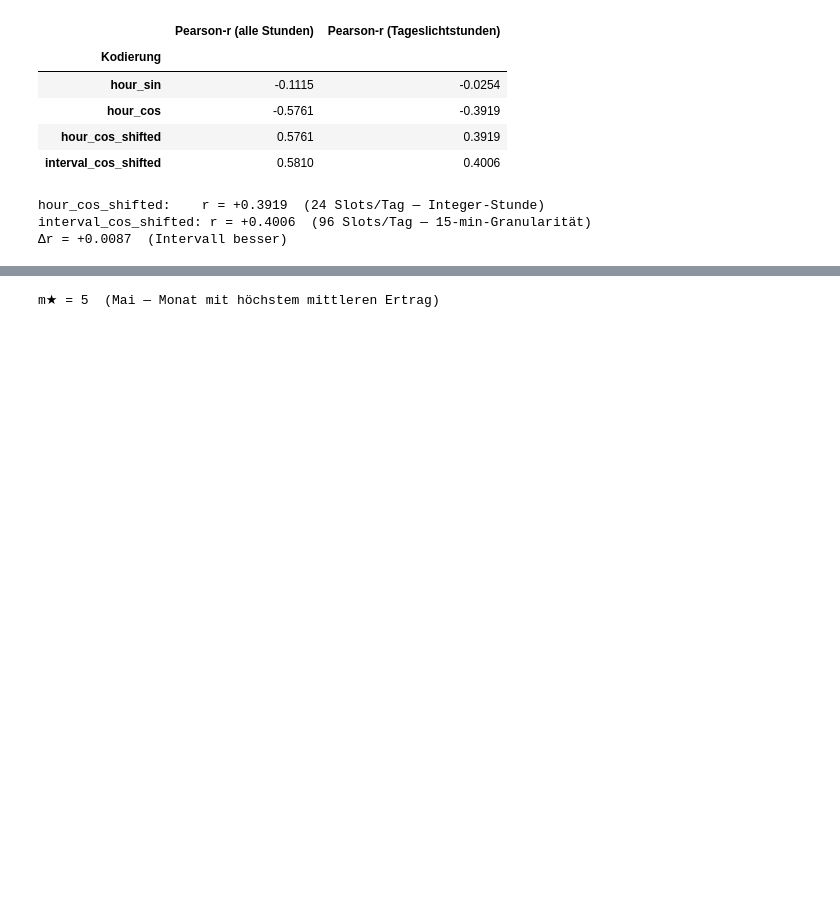
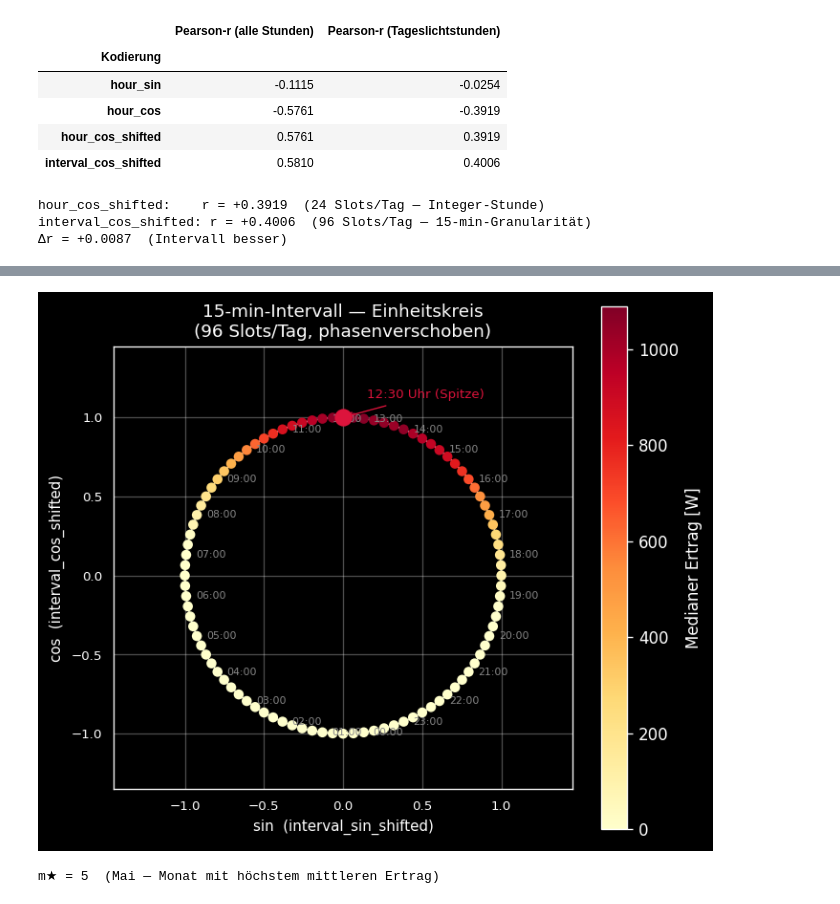
Before and after one commit to Anni075/KI-Project, a Jupyter notebook: notebooks/03_feature_engineering.ipynb, the cells around one changed output, grey strips where cells are left out. Drawn from its saved outputs; the diff is of its cells as text; code cells hidden in the pictures; blank space fills up the shorter version.

```diff
--- a/notebooks/03_feature_engineering.ipynb
+++ b/notebooks/03_feature_engineering.ipynb
@@ -185,3 +275,48 @@ interval_cos_shifted: r = +0.4006  (96 Slots/Tag — 15-min-Granularität)
+# %%
+# --- Standalone-Folie: 15-min-Intervall-Einheitskreis (korrekte Darstellung) ---
+theta    = np.linspace(0, 2 * np.pi, 300)
+int_vals = np.arange(96)
+angle_shf = 2 * np.pi * (int_vals - i_peak) / 96
+
+fig, ax = plt.subplots(figsize=(6, 6))
+
+# Einheitskreis
+ax.plot(np.sin(theta), np.cos(theta), color="#cccccc", lw=1, zorder=1)
+
+# 96 Punkte, eingefärbt nach medianem Ertrag
+sc = ax.scatter(np.sin(angle_shf), np.cos(angle_shf),
+                c=intervall_median.values, cmap="YlOrRd",
+                s=40, zorder=3, edgecolors="none")
+plt.colorbar(sc, ax=ax, label="Medianer Ertrag [W]", shrink=0.8)
+
+# Beschriftung nur für ganzen Stunden, außer Peak gesondert hervorheben
+for slot in range(0, 96, 4):
+    x_, y_ = np.sin(angle_shf[slot]), np.cos(angle_shf[slot])
+    h, m = slot // 4, (slot % 4) * 15
+    label = f"{h:02d}:00"
+    ax.annotate(label, (x_ + 0.06, y_), fontsize=6.5,
+                color="#888888", va="center")
+
+# Peak-Punkt hervorheben
+ax.scatter([np.sin(angle_shf[i_peak])], [np.cos(angle_shf[i_peak])],
+           s=100, color="crimson", zorder=5)
+ax.annotate(f"{i_peak//4:02d}:{(i_peak%4)*15:02d} Uhr (Spitze)",
+            xy=(np.sin(angle_shf[i_peak]), np.cos(angle_shf[i_peak])),
+            xytext=(0.15, 1.12), fontsize=8, color="crimson",
+            arrowprops=dict(arrowstyle="->", color="crimson", lw=0.8))
+
+ax.set_aspect("equal")
+ax.set_title("15-min-Intervall — Einheitskreis\n(96 Slots/Tag, phasenverschoben)", fontsize=11)
+ax.set_xlabel("sin  (interval_sin_shifted)", fontsize=9)
+ax.set_ylabel("cos  (interval_cos_shifted)", fontsize=9)
+ax.set_xlim(-1.45, 1.45)
+ax.set_ylim(-1.35, 1.45)
+ax.tick_params(labelsize=8)
+
+plt.tight_layout()
+plt.show()
+# %% [output]
+[figure, added]
 # %%
 ## §2 Monatskodierung
 
```
Also changed, not shown: parts of 2 cells of this notebook.
